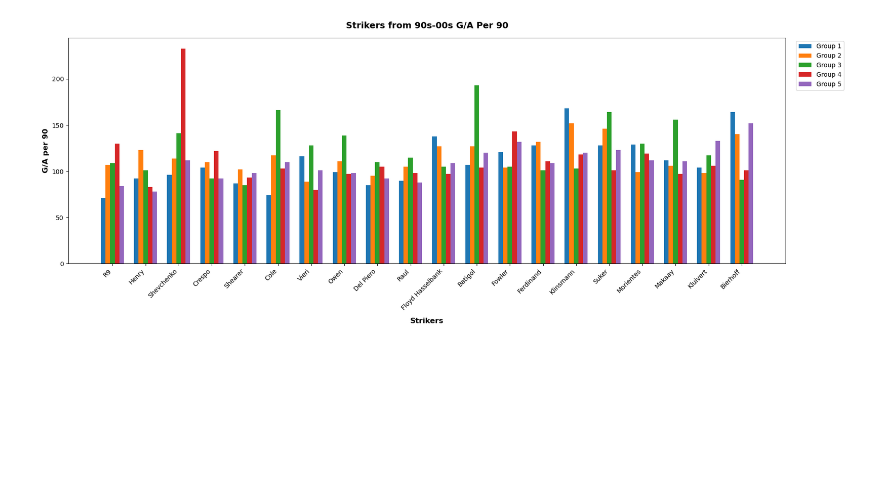
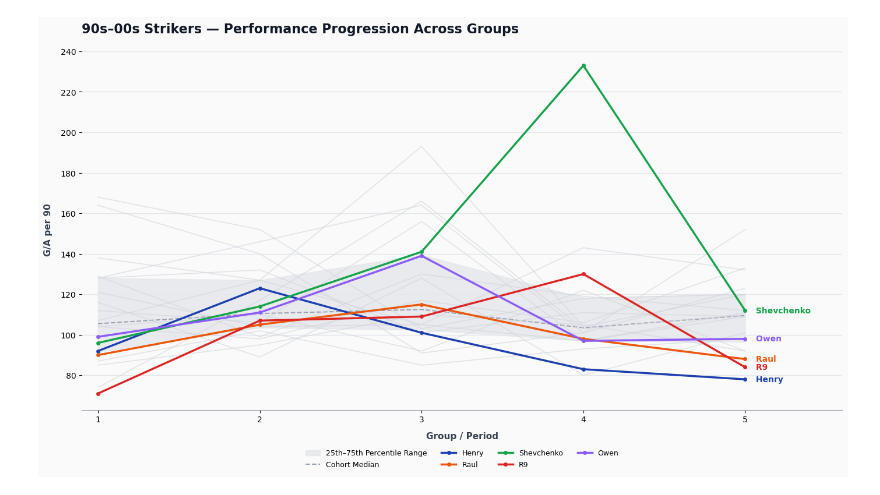
Before and after one commit to MaxAbah/NostalgiaBiasInFootball, a Jupyter notebook: FootballResearch.ipynb, the cells around one changed output. Cells and saved outputs as stored; diff of their text form; code cells hidden in the pictures; blank space fills up the shorter version.

```diff
--- a/FootballResearch.ipynb
+++ b/FootballResearch.ipynb
@@ -2,6 +2,7 @@
 import matplotlib.pyplot as plt
 import numpy as np
 
+# 1. Dataset
 data_by_striker = {
     'R9':               [71, 107, 109, 130, 84],
     'Henry':            [92, 123, 101, 83, 78],
@@ -9,53 +10,84 @@ data_by_striker = {
     'Crespo':           [104, 110, 92, 122, 92],
     'Shearer':          [87, 102, 85, 93, 98],
     'Cole':             [74, 117, 166, 103, 110],
     'Vieri':            [116, 89, 128, 80, 101],
     'Owen':             [99, 111, 139, 97, 98],
     'Del Piero':        [85, 95, 110, 105, 92],
     'Raul':             [90, 105, 115, 98, 88],
     'Floyd Hasselbank': [138, 127, 105, 97, 109],
     'Batigol':          [107, 127, 193, 104, 120],
     'Fowler':           [121, 104, 105, 143, 132],
     'Ferdinand':        [128, 132, 101, 111, 109],
     'Klinsmann':        [168, 152, 103, 118, 120],
     'Suker':            [128, 146, 164, 101, 123],
     'Morientes':        [129, 99, 130, 119, 112],
     'Makaay':           [112, 106, 156, 97, 111],
     'Kluivert':         [104, 98, 117, 106, 133],
     'Bierhoff':         [164, 140, 91, 101, 152]
 }
 
-categories = list(data_by_striker.keys())
-groups = np.array(list(data_by_striker.values())).T
+fig, ax = plt.subplots(figsize=(14, 8), facecolor='#FAFAFA')
+ax.set_facecolor('#FAFAFA')
 
-# 1. Multiply spacing between categories by 1.8
-x = np.arange(len(categories)) * 1.8
-num_groups = len(groups)
+periods = np.array([1, 2, 3, 4, 5])
 
-# 2. Increase individual bar width
-width = 0.25
+# 3. Summary statistics on RAW values (25th–75th percentile band + median)
+all_raw_data = np.array(list(data_by_striker.values()))
+median_curve = np.median(all_raw_data, axis=0)
+p25_curve = np.percentile(all_raw_data, 25, axis=0)
+p75_curve = np.percentile(all_raw_data, 75, axis=0)
 
-# 3. Wider figure canvas
-fig, ax = plt.subplots(figsize=(18, 7))
+# Shaded background band
+ax.fill_between(periods, p25_curve, p75_curve, color='#E5E7EB', alpha=0.8, label='25th–75th Percentile Range')
+ax.plot(periods, median_curve, color='#9CA3AF', linestyle='--', linewidth=1.5, label='Cohort Median')
 
-for i, group_data in enumerate(groups):
-    offset = (i - (num_groups - 1) / 2) * width
-    ax.bar(x + offset, group_data, width, label=f'Group {i+1}')
+# 4. Define Highlighted Players & Colors
+highlight_players = {
+    'Henry': '#1E40AF',
+    'Raul': '#EA580C',
+    'Shevchenko': '#16A34A',
+    'R9': '#DC2626',
+    'Owen': '#8B5CF6'
+}
 
-ax.set_xlabel('Strikers', fontsize=12, fontweight='bold', labelpad=10)
-ax.set_ylabel('G/A per 90', fontsize=12, fontweight='bold')
-ax.set_title('Strikers from 90s-00s G/A Per 90', fontsize=14, fontweight='bold', pad=15)
+# Plot non-highlighted players in subtle gray lines
+for player, values in data_by_striker.items():
+    if player not in highlight_players:
+        ax.plot(periods, values, color='#D1D5DB', linewidth=1.2, alpha=0.6)
 
-ax.set_xticks(x)
-# 4. Rotate label text for clarity
-ax.set_xticklabels(categories, rotation=45, ha='right', fontsize=10)
+# Plot highlighted players with vibrant lines & markers
+for player, color in highlight_players.items():
+    values = data_by_striker[player]
+    ax.plot(periods, values, color=color, linewidth=2.5, marker='o', markersize=4, label=player)
 
-ax.legend(bbox_to_anchor=(1.01, 1), loc='upper left')
+    # Direct line label on the right side of the plot
+    ax.text(
+        periods[-1] + 0.05, values[-1], f' {player}',
+        color=color, fontweight='bold', fontsize=10, va='center'
+    )
+
+ax.spines['top'].set_visible(False)
+ax.spines['right'].set_visible(False)
+ax.spines['left'].set_visible(False)
+ax.spines['bottom'].set_color('#9CA3AF')
+
+ax.yaxis.grid(True, linestyle='-', color='#E5E7EB', linewidth=1)
+ax.set_axisbelow(True)
+
+# Titles & Axis Labels
+plt.title('90s–00s Strikers — Performance Progression Across Groups', fontsize=16, fontweight='bold', pad=20, loc='left', color='#111827')
+ax.set_xlabel('Group / Period', fontsize=11, fontweight='bold', color='#374151', labelpad=10)
+ax.set_ylabel('G/A per 90', fontsize=11, fontweight='bold', color='#374151', labelpad=10)
+
+ax.set_xticks(periods)
+ax.set_xlim(0.9, 5.6)
+
+ax.legend(loc='lower center', bbox_to_anchor=(0.5, -0.18), ncol=4, frameon=False, fontsize=9)
 
 plt.tight_layout()
 plt.show()
 # %% [output]
-[figure, old version]
+[figure, new version]
 # %%
 import matplotlib.pyplot as plt
 import numpy as np
```
Also changed, not shown: parts of 1 cell of this notebook.
